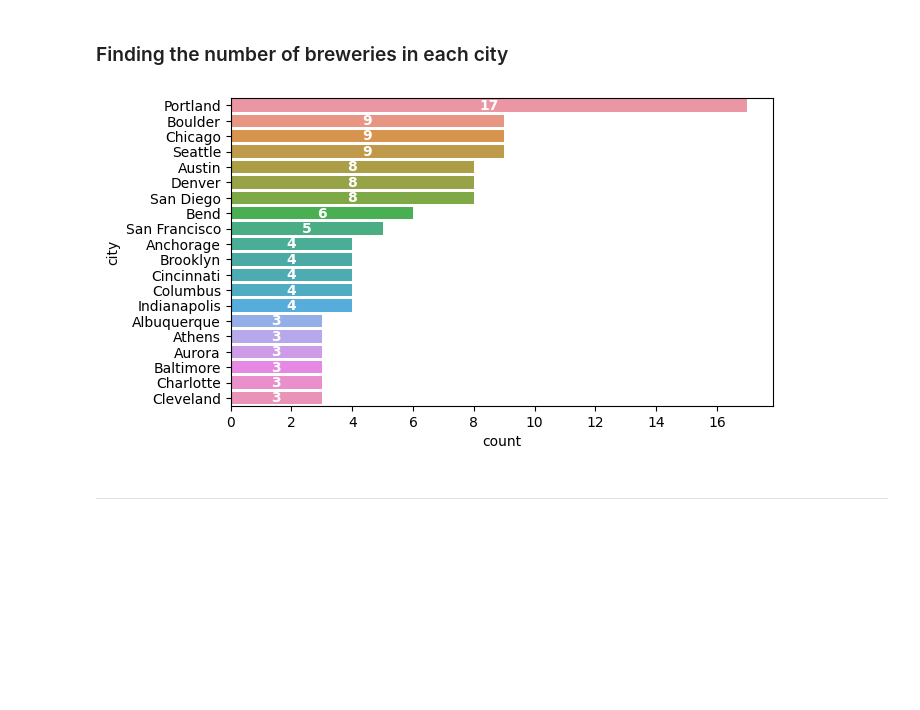
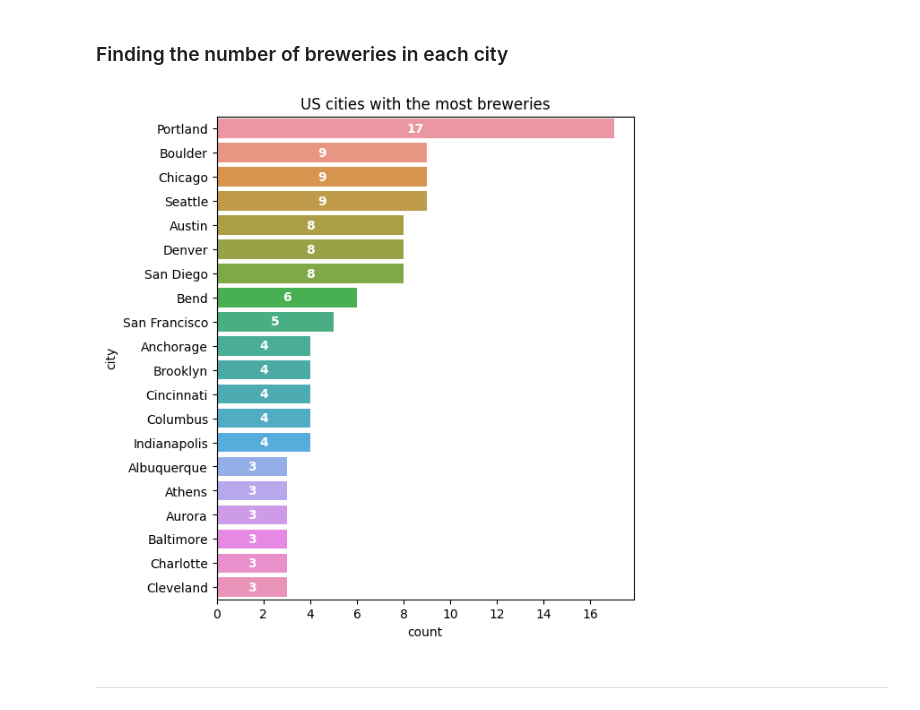
Before and after one commit to Data1234321/Portfolio, a Jupyter notebook: sql-analysis-of-us-craft-beers-breweries.ipynb, the cells around one changed output. Cells and saved outputs as stored; diff of their text form; code cells hidden in the pictures; blank space fills up the shorter version.

```diff
--- a/sql-analysis-of-us-craft-beers-breweries.ipynb
+++ b/sql-analysis-of-us-craft-beers-breweries.ipynb
@@ -7,7 +7,7 @@
 # %%
 import pandas as pd
 import seaborn as sns
-sns.set_palette("dark")
+sns.set_palette("Dark2")
 import matplotlib.pyplot as plt
 import sqlite3
 
@@ -190,17 +192,18 @@ ax.bar_label(ax.containers[0], label_type='center', color='white', weight='heavy
 # %%
 breweries = pd.read_sql_query("""
 SELECT DISTINCT city,
 COUNT() OVER(PARTITION BY city) AS count
 FROM breweries
 ORDER BY count DESC
 LIMIT 20;
 """, conn)
 
-plt.figure(figsize=(7,4))
+plt.figure(figsize=(6,7))
 ax = sns.barplot(y='city', x='count', data=breweries)
+plt.title('US cities with the most breweries')
 ax.bar_label(ax.containers[0], label_type='center', color='white', weight='heavy');
 # %% [output]
-[figure, old version]
+[figure, new version]
 # %% [markdown]
 ***
 # %% [markdown]
```
Also changed, not shown: parts of 12 cells of this notebook.
